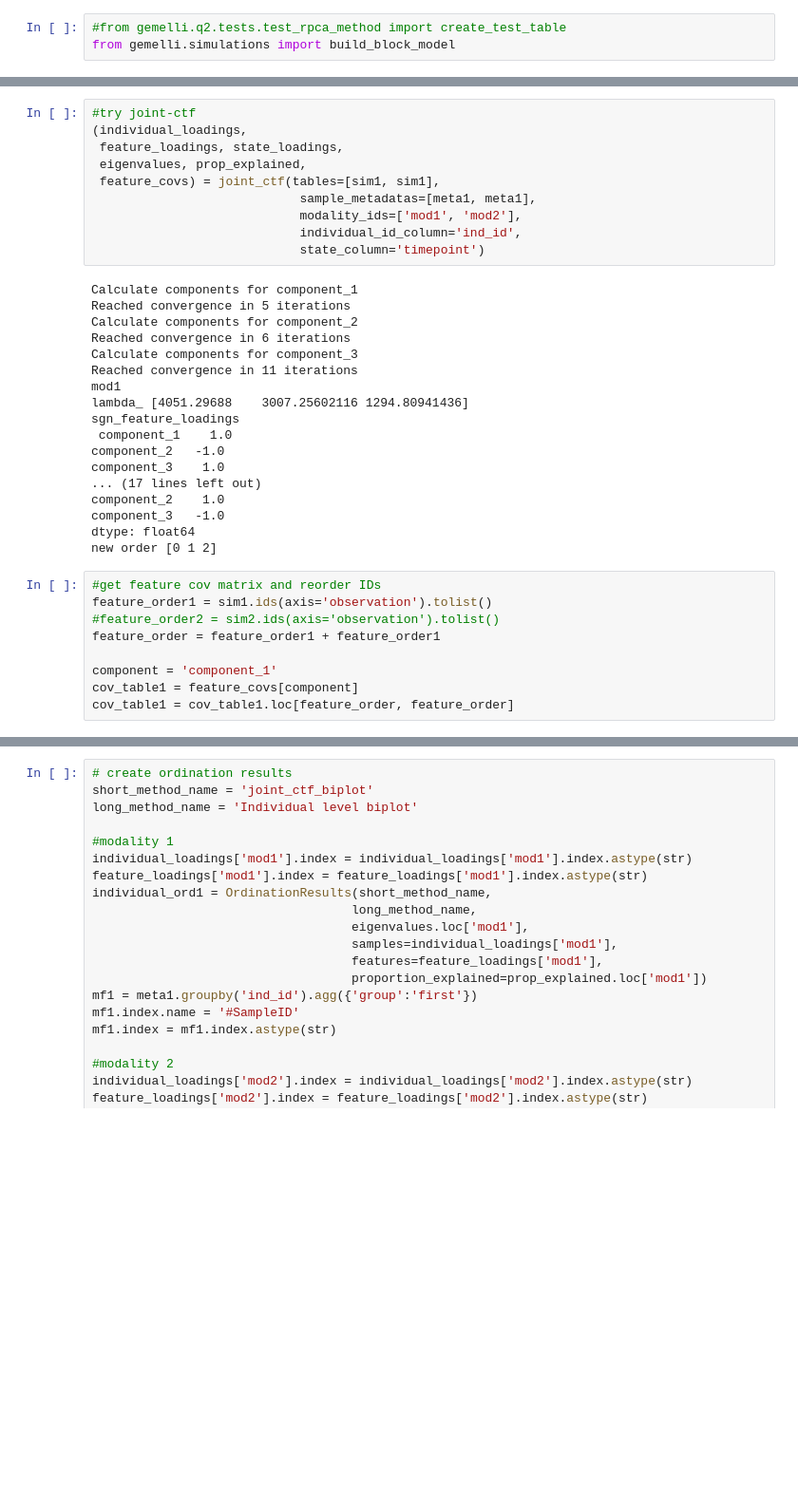
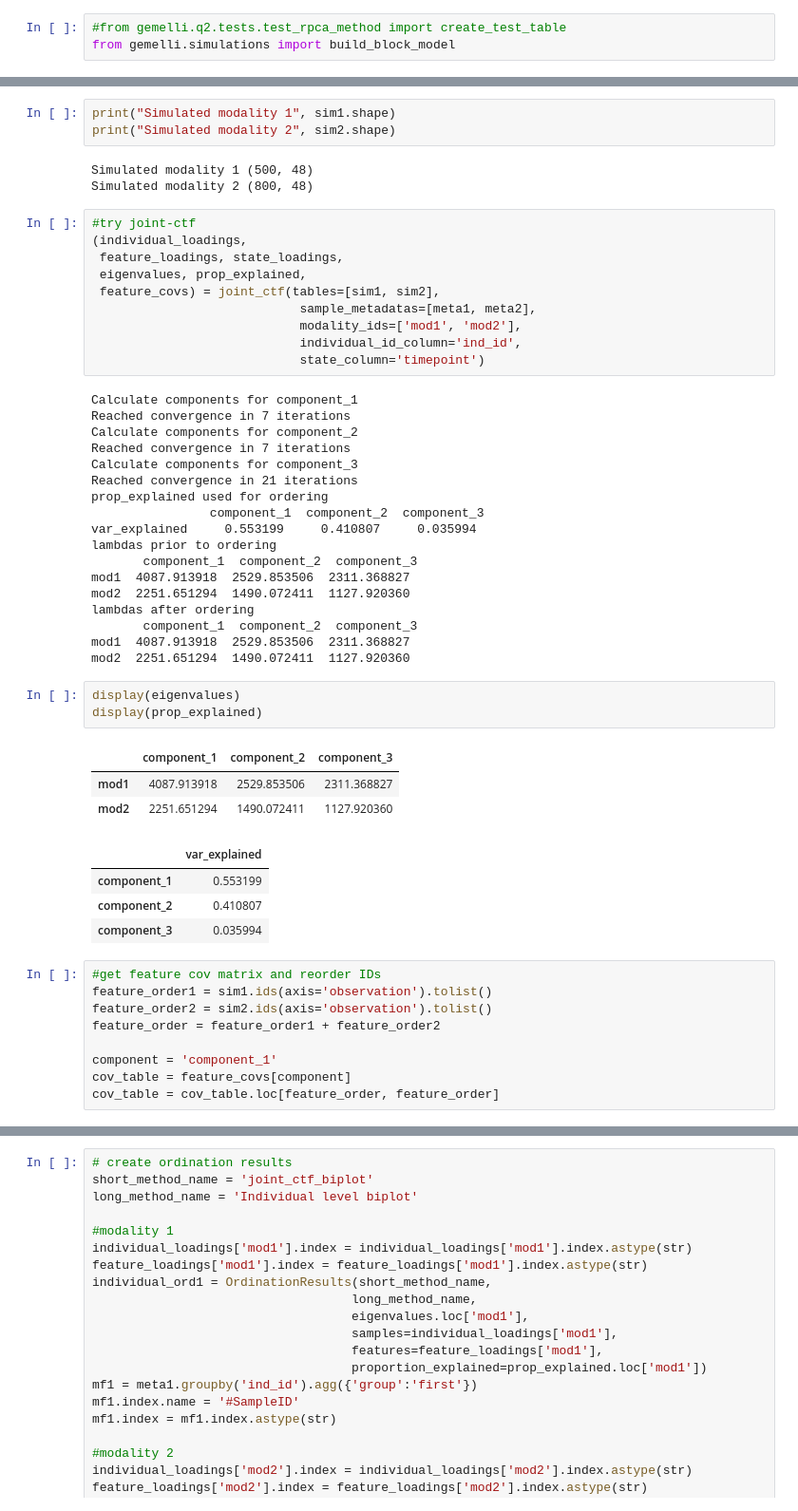
Before and after one commit to Biacordazzo/bia_gemelli, a Jupyter notebook: gemelli/joint_ctf.ipynb, the cells around one changed output, grey strips where cells are left out. Shown at 95% size. Cells and saved outputs as stored; diff of their text form; blank space fills up the shorter version.

Commit message:
improvements to calculation of prop of variance explained

```diff
--- a/gemelli/joint_ctf.ipynb
+++ b/gemelli/joint_ctf.ipynb
@@ -1697,40 +1667,57 @@ plt.show()
+# %%
+print("Simulated modality 1", sim1.shape)
+print("Simulated modality 2", sim2.shape)
+# %% [output]
+Simulated modality 1 (500, 48)
+Simulated modality 2 (800, 48)
 # %%
 #try joint-ctf
 (individual_loadings,
  feature_loadings, state_loadings,
  eigenvalues, prop_explained,
- feature_covs) = joint_ctf(tables=[sim1, sim1],
-                            sample_metadatas=[meta1, meta1],
+ feature_covs) = joint_ctf(tables=[sim1, sim2],
+                            sample_metadatas=[meta1, meta2],
                             modality_ids=['mod1', 'mod2'],
                             individual_id_column='ind_id',
                             state_column='timepoint')
 # %% [output]
 Calculate components for component_1
-Reached convergence in 5 iterations
+Reached convergence in 7 iterations
 Calculate components for component_2
-Reached convergence in 6 iterations
+Reached convergence in 7 iterations
 Calculate components for component_3
-Reached convergence in 11 iterations
-mod1
-lambda_ [4051.29688    3007.25602116 1294.80941436]
-sgn_feature_loadings
- component_1    1.0
-component_2   -1.0
-component_3    1.0
-... (17 lines left out)
-component_2    1.0
-component_3   -1.0
-dtype: float64
-new order [0 1 2]
+Reached convergence in 21 iterations
+prop_explained used for ordering
+                component_1  component_2  component_3
+var_explained     0.553199     0.410807     0.035994
+lambdas prior to ordering
+       component_1  component_2  component_3
+mod1  4087.913918  2529.853506  2311.368827
+mod2  2251.651294  1490.072411  1127.920360
+lambdas after ordering
+       component_1  component_2  component_3
+mod1  4087.913918  2529.853506  2311.368827
+mod2  2251.651294  1490.072411  1127.920360
+# %%
+display(eigenvalues)
+display(prop_explained)
+# %% [output]
+|  | component_1 | component_2 | component_3 |
+| mod1 | 4087.913918 | 2529.853506 | 2311.368827 |
+| mod2 | 2251.651294 | 1490.072411 | 1127.920360 |
+|  | var_explained |
+| component_1 | 0.553199 |
+| component_2 | 0.410807 |
+| component_3 | 0.035994 |
 # %%
 #get feature cov matrix and reorder IDs
 feature_order1 = sim1.ids(axis='observation').tolist()
-#feature_order2 = sim2.ids(axis='observation').tolist()
-feature_order = feature_order1 + feature_order1
+feature_order2 = sim2.ids(axis='observation').tolist()
+feature_order = feature_order1 + feature_order2
 
 component = 'component_1'
-cov_table1 = feature_covs[component]
-cov_table1 = cov_table1.loc[feature_order, feature_order]
+cov_table = feature_covs[component]
+cov_table = cov_table.loc[feature_order, feature_order]
 # %%
 # plot heatmap of feature covariance matrix
 plt.figure(figsize=(8, 8))
```
Also changed, not shown: parts of 14 cells of this notebook.
